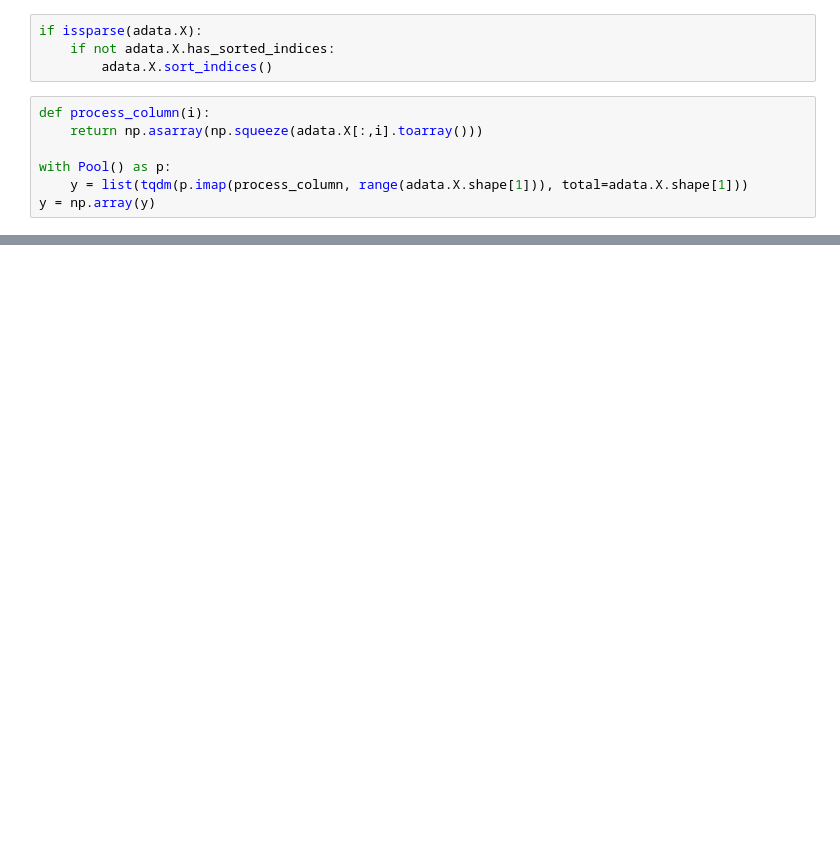
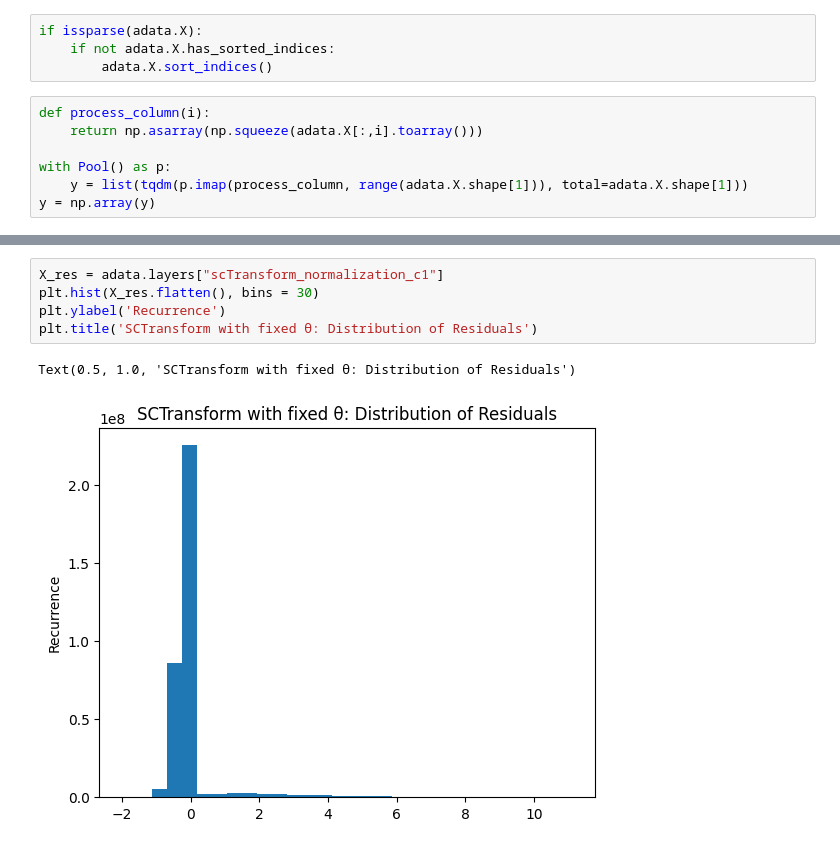
Before and after one commit to MarkusFranke/Better-Normalization-for-scATAC-seq-data, a Jupyter notebook: Residual Transforms/binaryResidualTransform.ipynb, the cells around one changed output, grey strips where cells are left out. Cells and saved outputs as stored; diff of their text form; blank space fills up the shorter version.

```diff
--- a/Residual Transforms/binaryResidualTransform.ipynb
+++ b/Residual Transforms/binaryResidualTransform.ipynb
@@ -37,0 +186,8 @@ adata.write("adata_custom_v2.h5ad")
+# %%
+X_res = adata.layers["scTransform_normalization_c1"]
+plt.hist(X_res.flatten(), bins = 30)
+plt.ylabel('Recurrence')
+plt.title('SCTransform with fixed θ: Distribution of Residuals')
+# %% [output]
+Text(0.5, 1.0, 'SCTransform with fixed θ: Distribution of Residuals')
+[figure, added]
```
Also changed, not shown: parts of 29 cells of this notebook.
